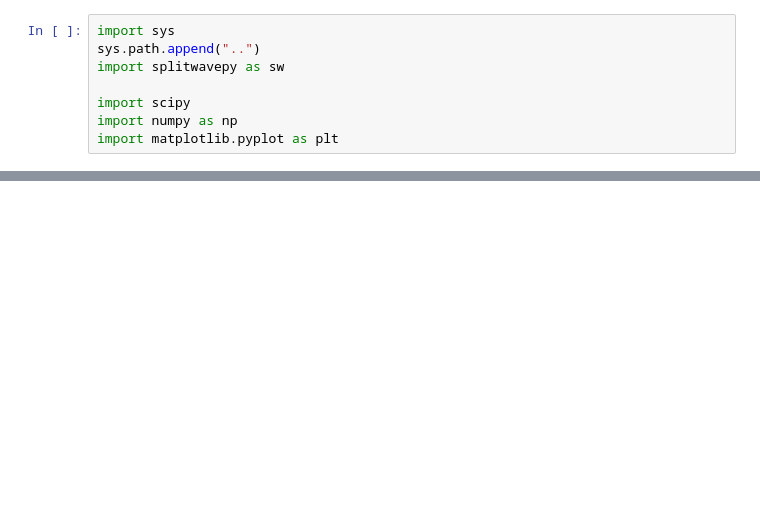
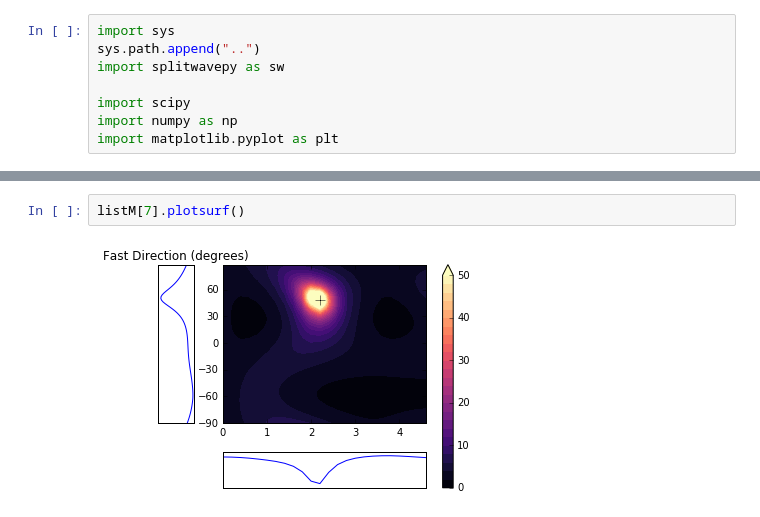
Before and after one commit to JackWalpole/splitwavepy, a Jupyter notebook: devel/Stack_L1_L2.ipynb, the cells around one changed output, grey strips where cells are left out. Saved outputs shown, nothing was run; the diff lists cells and outputs as text; blank space fills up the shorter version.

```diff
--- a/devel/Stack_L1_L2.ipynb
+++ b/devel/Stack_L1_L2.ipynb
@@ -25,3 +28,7 @@ listM[3].plotsurf()
+# %%
+listM[7].plotsurf()
+# %% [output]
+[figure, added]
 # %%
 def stackL1L2(listM):
     """
```
Also changed, not shown: parts of 13 cells of this notebook, 3 other files.
